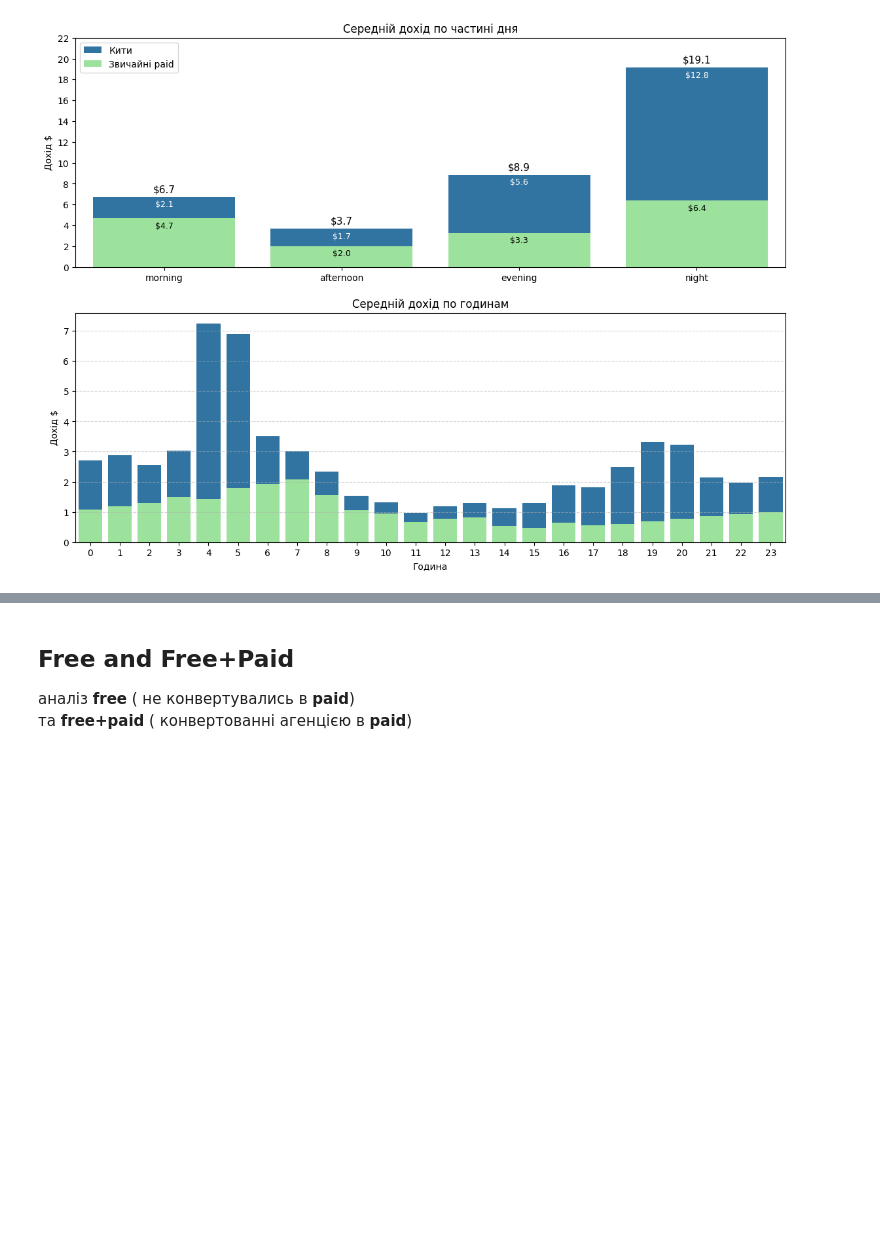
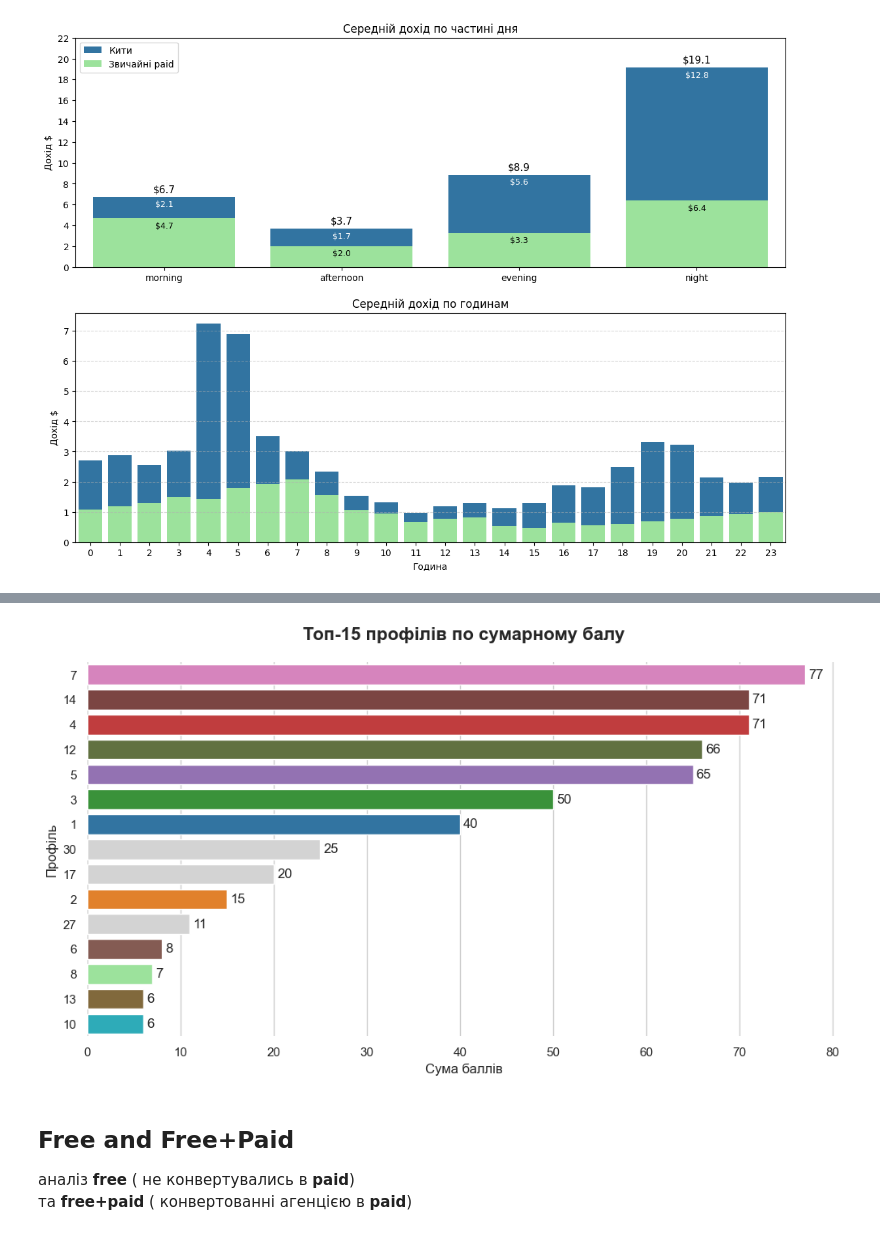
Before and after one commit to Chocopie-DA/db_analysis_sql_sweetylove, a Jupyter notebook: 03_notebooks/EDA.ipynb, the cells around one changed output, grey strips where cells are left out. Saved outputs shown, nothing was run; the diff lists cells and outputs as text; code cells hidden in the pictures; blank space fills up the shorter version.

```diff
--- a/03_notebooks/EDA.ipynb
+++ b/03_notebooks/EDA.ipynb
@@ -2157,0 +2393,24 @@ reven_by_pod
+# %%
+# графік результатів топ 15 профілів
+fig = plt.figure(figsize=(12, 6))
+
+cur_clrs = [profile_colors[key] for key in profiles['profile_key'].head(15)]
+
+ax = sns.barplot(profiles.head(15),
+                 x='points',
+                 y='profile_key',
+                 hue='profile_key',
+                 palette=cur_clrs)
+
+for container in ax.containers:
+    ax.bar_label(container, fmt='%.0f', fontsize=12, padding=3)
+
+plt.title('Топ-15 профілів по сумарному балу', fontsize=16, pad=20, fontweight='bold')
+plt.xlabel('Сума баллів', fontsize=12)
+plt.ylabel('Профіль', fontsize=12)
+
+sns.despine(left=True, bottom=True)
+
+plt.close()
+
+top_15_profiles_plot = fig
@@ -2158,3 +2426,7 @@ reven_by_pod
+# %%
+top_15_profiles_plot
+# %% [output]
+[figure, added]
 # %% [markdown]
 ## Free and Free+Paid
 аналіз **free** ( не конвертувались в **paid**)
```
Also changed, not shown: parts of 25 cells of this notebook, 1 other file.
